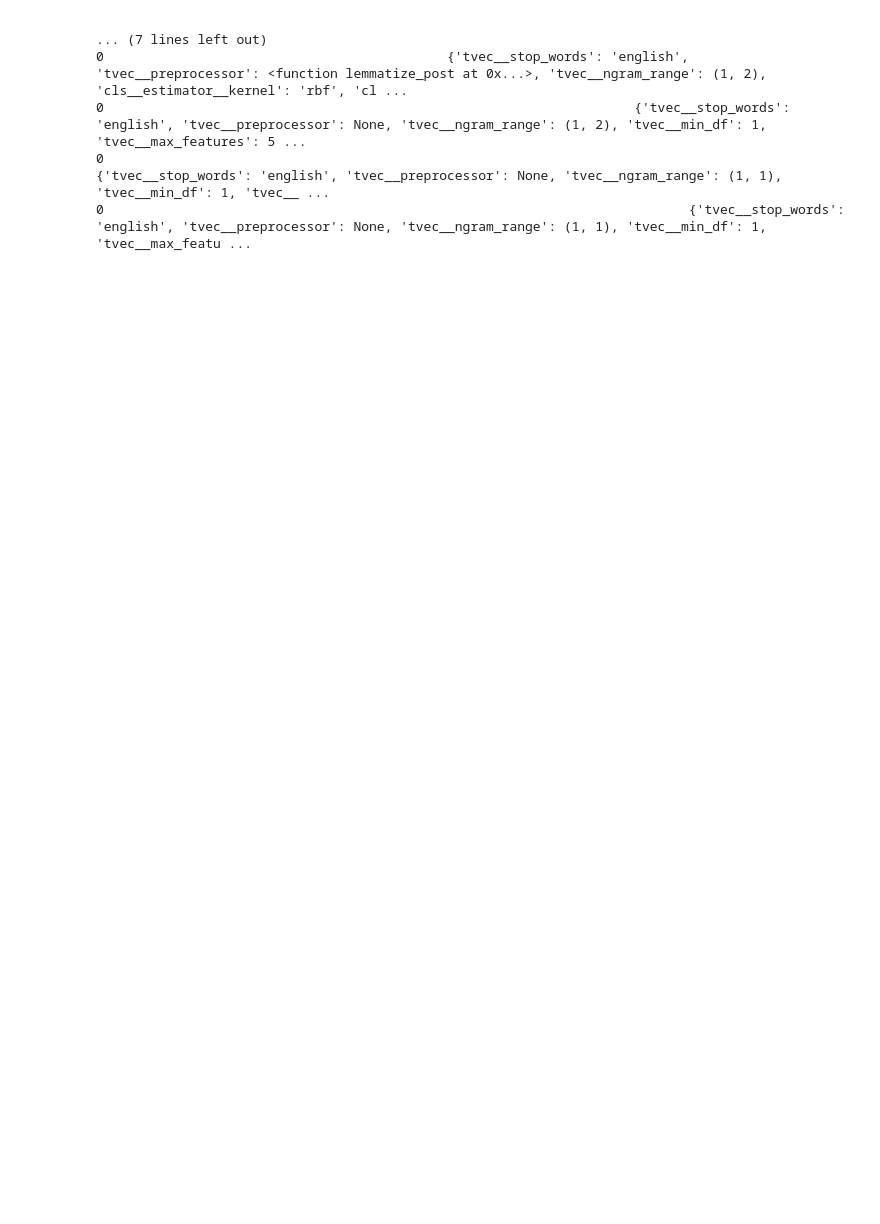
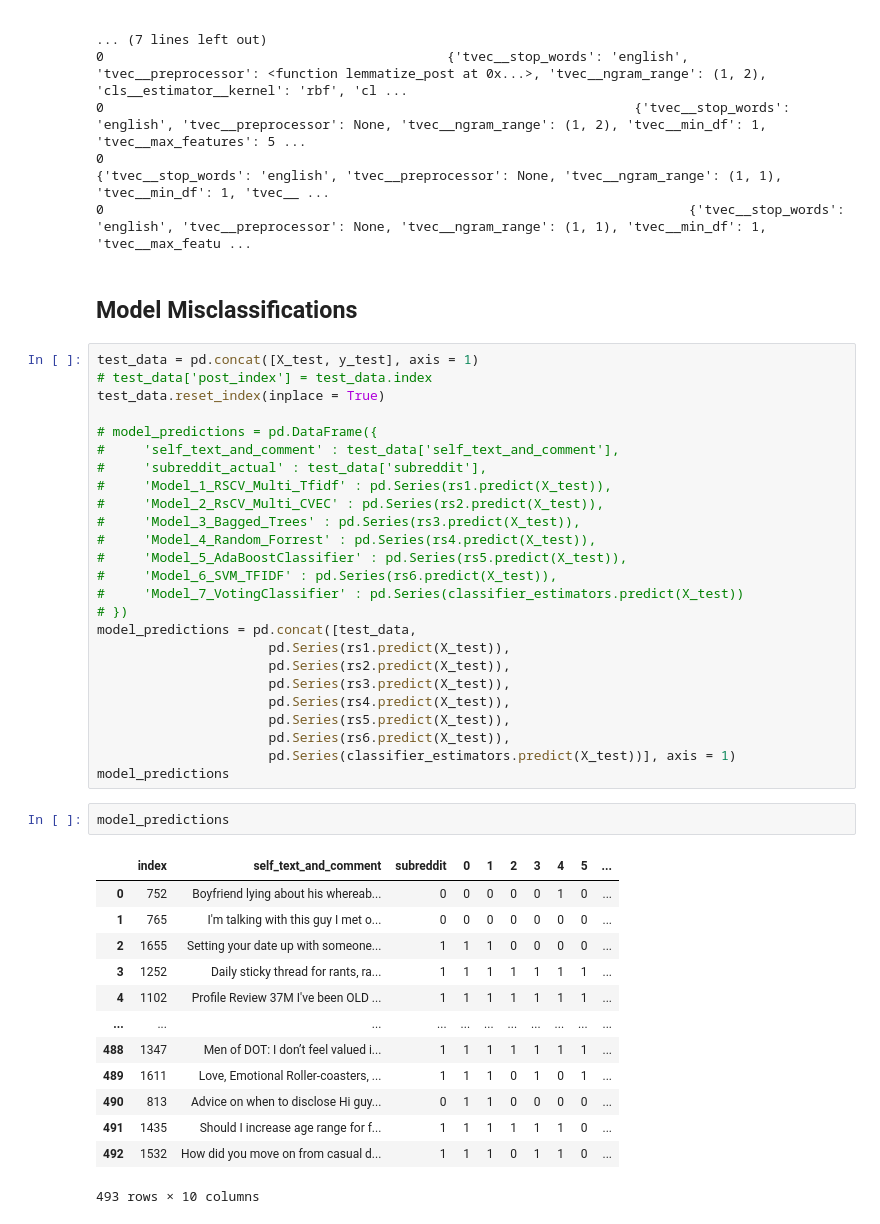
Before and after one commit to bobadams1/reddit_classifier, a Jupyter notebook: code/03_Modeling.ipynb, the cells around one changed output. Cells and saved outputs as stored; diff of their text form; blank space fills up the shorter version.

Commit message:
prediction matrix

```diff
--- a/code/03_Modeling.ipynb
+++ b/code/03_Modeling.ipynb
@@ -840,3 +840,46 @@ print(model_performance_capture[['model_name', 'train_accuracy', 'test_accuracy'
 0                                                                    {'tvec__stop_words': 'english', 'tvec__preprocessor': None, 'tvec__ngram_range': (1, 2), 'tvec__min_df': 1, 'tvec__max_features': 5 ...
 0                                                                                    {'tvec__stop_words': 'english', 'tvec__preprocessor': None, 'tvec__ngram_range': (1, 1), 'tvec__min_df': 1, 'tvec__ ...
 0                                                                           {'tvec__stop_words': 'english', 'tvec__preprocessor': None, 'tvec__ngram_range': (1, 1), 'tvec__min_df': 1, 'tvec__max_featu ...
+# %% [markdown]
+## Model Misclassifications
+# %%
+test_data = pd.concat([X_test, y_test], axis = 1)
+# test_data['post_index'] = test_data.index
+test_data.reset_index(inplace = True)
+
+# model_predictions = pd.DataFrame({
+#     'self_text_and_comment' : test_data['self_text_and_comment'],
+#     'subreddit_actual' : test_data['subreddit'],
+#     'Model_1_RSCV_Multi_Tfidf' : pd.Series(rs1.predict(X_test)),
+#     'Model_2_RsCV_Multi_CVEC' : pd.Series(rs2.predict(X_test)),
+#     'Model_3_Bagged_Trees' : pd.Series(rs3.predict(X_test)),
+#     'Model_4_Random_Forrest' : pd.Series(rs4.predict(X_test)),
+#     'Model_5_AdaBoostClassifier' : pd.Series(rs5.predict(X_test)),
+#     'Model_6_SVM_TFIDF' : pd.Series(rs6.predict(X_test)),
+#     'Model_7_VotingClassifier' : pd.Series(classifier_estimators.predict(X_test))
+# })
+model_predictions = pd.concat([test_data,
+                      pd.Series(rs1.predict(X_test)),
+                      pd.Series(rs2.predict(X_test)),
+                      pd.Series(rs3.predict(X_test)),
+                      pd.Series(rs4.predict(X_test)),
+                      pd.Series(rs5.predict(X_test)),
+                      pd.Series(rs6.predict(X_test)),
+                      pd.Series(classifier_estimators.predict(X_test))], axis = 1)
+model_predictions
+# %%
+model_predictions
+# %% [output]
+|  | index | self_text_and_comment | subreddit | 0 | 1 | 2 | 3 | 4 | 5 | ... |
+| 0 | 752 | Boyfriend lying about his whereab... | 0 | 0 | 0 | 0 | 0 | 1 | 0 | ... |
+| 1 | 765 | I'm talking with this guy I met o... | 0 | 0 | 0 | 0 | 0 | 0 | 0 | ... |
+| 2 | 1655 | Setting your date up with someone... | 1 | 1 | 1 | 0 | 0 | 0 | 0 | ... |
+| 3 | 1252 | Daily sticky thread for rants, ra... | 1 | 1 | 1 | 1 | 1 | 1 | 1 | ... |
+| 4 | 1102 | Profile Review 37M I've been OLD ... | 1 | 1 | 1 | 1 | 1 | 1 | 1 | ... |
+| ... | ... | ... | ... | ... | ... | ... | ... | ... | ... | ... |
+| 488 | 1347 | Men of DOT: I don’t feel valued i... | 1 | 1 | 1 | 1 | 1 | 1 | 1 | ... |
+| 489 | 1611 | Love, Emotional Roller-coasters, ... | 1 | 1 | 1 | 0 | 1 | 0 | 1 | ... |
+| 490 | 813 | Advice on when to disclose Hi guy... | 0 | 1 | 1 | 0 | 0 | 0 | 0 | ... |
+| 491 | 1435 | Should I increase age range for f... | 1 | 1 | 1 | 1 | 1 | 1 | 0 | ... |
+| 492 | 1532 | How did you move on from casual d... | 1 | 1 | 1 | 0 | 1 | 1 | 0 | ... |
+493 rows × 10 columns
```
Also changed, not shown: parts of 1 cell of this notebook.
